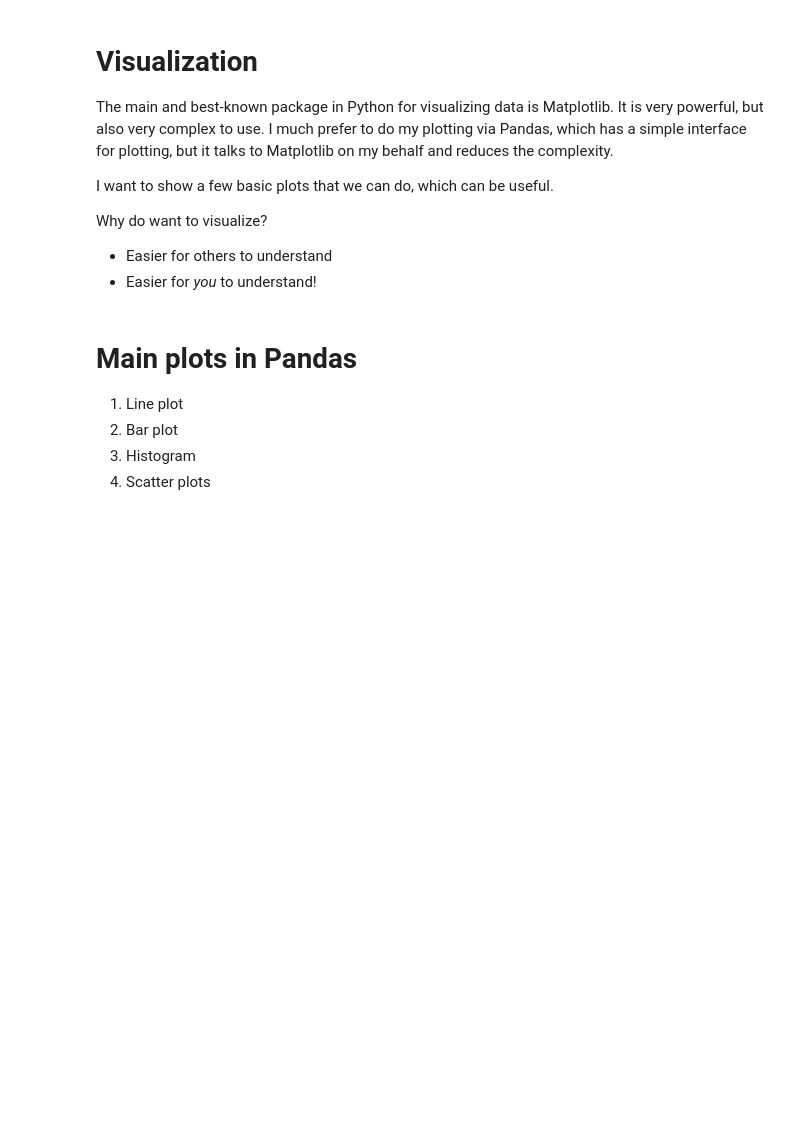
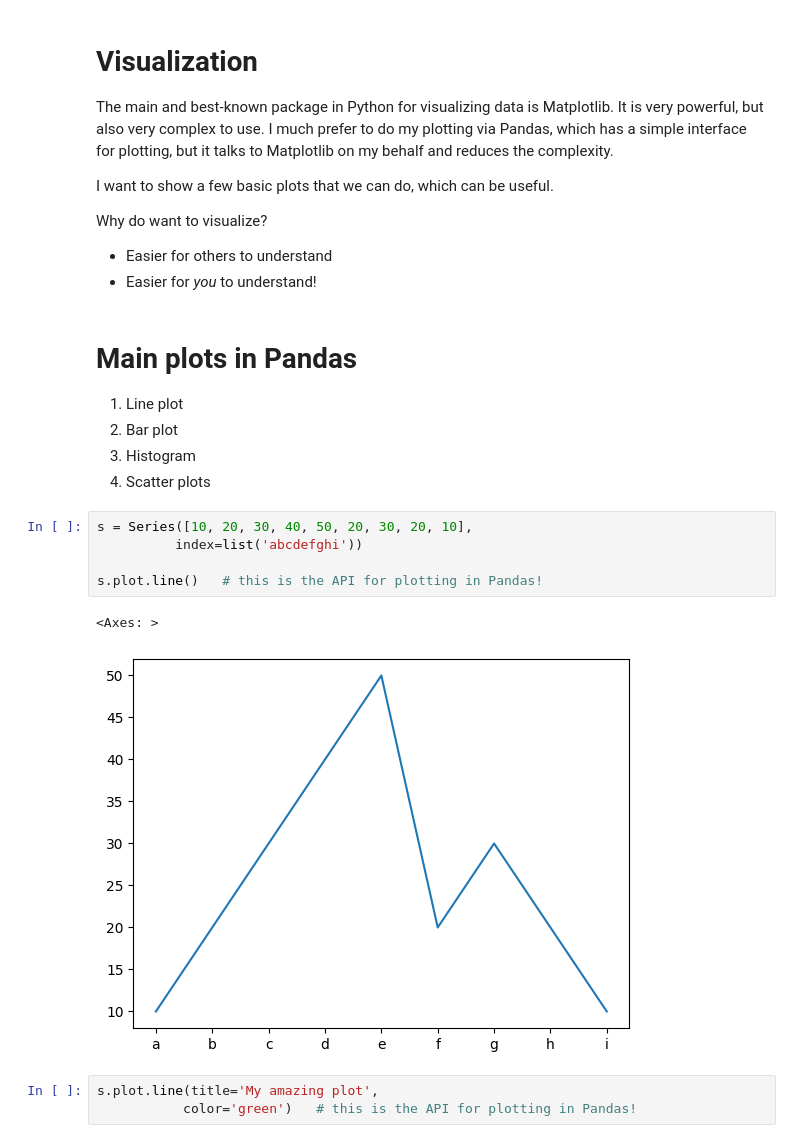
Before and after one commit to reuven/oreilly-2025-05May-pandas, a Jupyter notebook: OReilly - 2025-05May-19.ipynb, the cells around one changed output. Cells and saved outputs as stored; diff of their text form; blank space fills up the shorter version.

```diff
--- a/OReilly - 2025-05May-19.ipynb
+++ b/OReilly - 2025-05May-19.ipynb
@@ -1410,3 +1410,14 @@ Why do want to visualize?
 2. Bar plot
 3. Histogram
 4. Scatter plots
+# %%
+s = Series([10, 20, 30, 40, 50, 20, 30, 20, 10],
+          index=list('abcdefghi'))
+
+s.plot.line()   # this is the API for plotting in Pandas!
+# %% [output]
+<Axes: >
+[figure, added]
+# %%
+s.plot.line(title='My amazing plot',
+           color='green')   # this is the API for plotting in Pandas!
```
